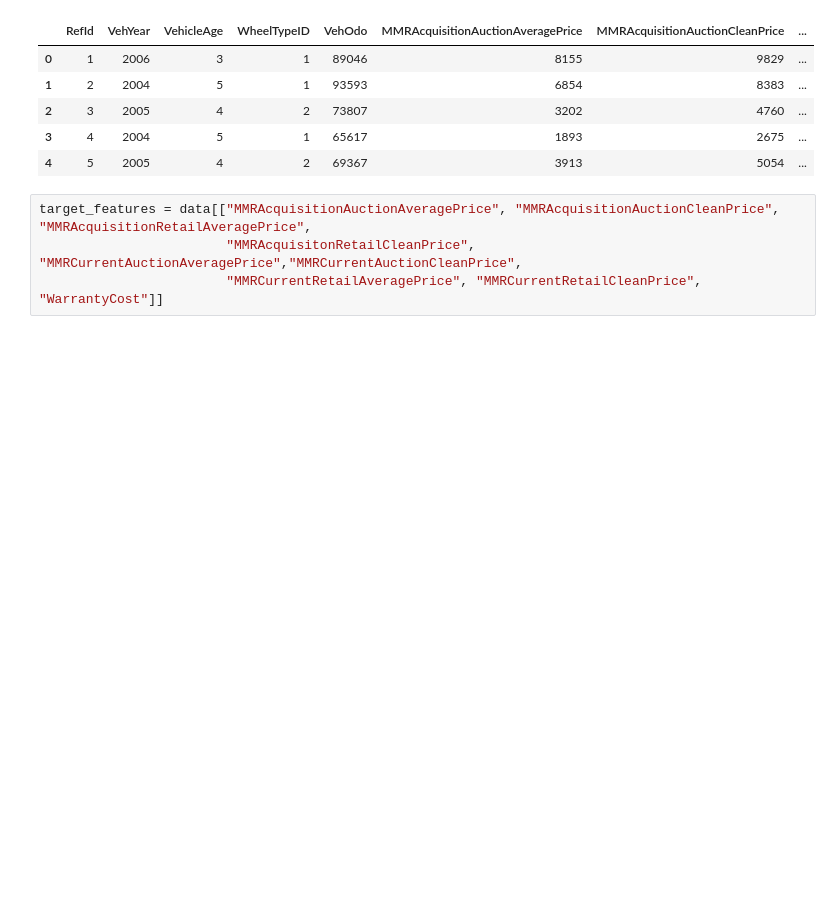
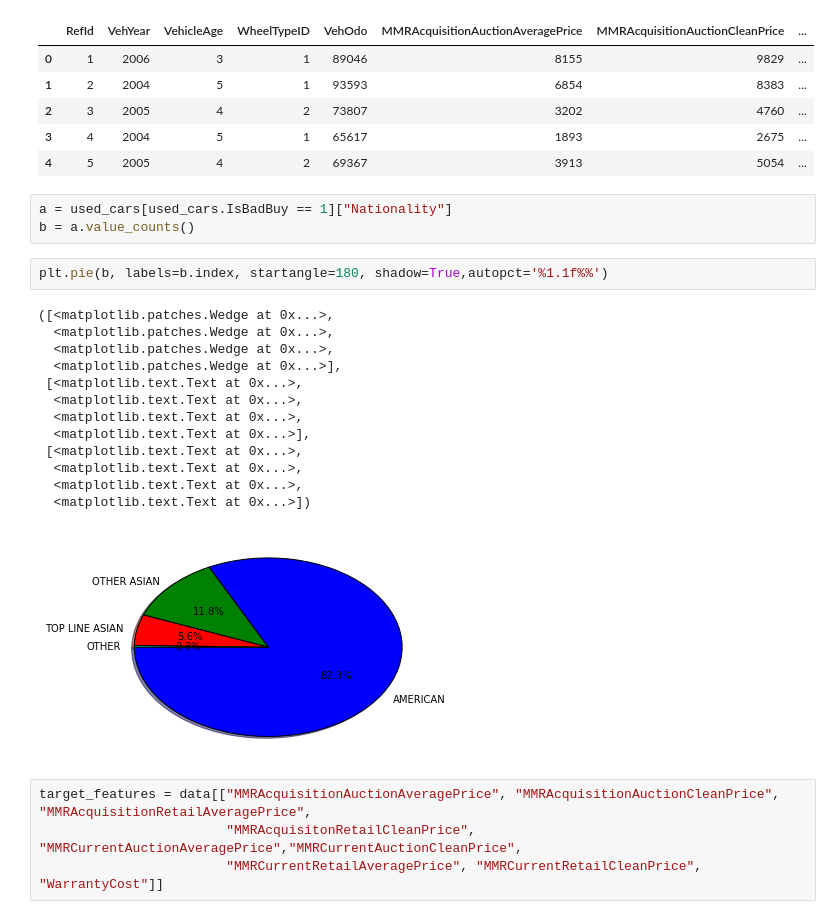
Before and after one commit to krvaibhav/krvaibhav.github.io, a Jupyter notebook: Logistic Regression.ipynb, the cells around one changed output. Drawn from its saved outputs; the diff is of its cells as text; blank space fills up the shorter version.

```diff
--- a/Logistic Regression.ipynb
+++ b/Logistic Regression.ipynb
@@ -32,6 +32,25 @@ data[data.columns[data.dtypes !='object']].head()
 | 2 | 3 | 2005 | 4 | 2 | 73807 | 3202 | 4760 | ... |
 | 3 | 4 | 2004 | 5 | 1 | 65617 | 1893 | 2675 | ... |
 | 4 | 5 | 2005 | 4 | 2 | 69367 | 3913 | 5054 | ... |
+# %%
+a = used_cars[used_cars.IsBadBuy == 1]["Nationality"]
+b = a.value_counts()
+# %%
+plt.pie(b, labels=b.index, startangle=180, shadow=True,autopct='%1.1f%%')
+# %% [output]
+([<matplotlib.patches.Wedge at 0x...>,
+  <matplotlib.patches.Wedge at 0x...>,
+  <matplotlib.patches.Wedge at 0x...>,
+  <matplotlib.patches.Wedge at 0x...>],
+ [<matplotlib.text.Text at 0x...>,
+  <matplotlib.text.Text at 0x...>,
+  <matplotlib.text.Text at 0x...>,
+  <matplotlib.text.Text at 0x...>],
+ [<matplotlib.text.Text at 0x...>,
+  <matplotlib.text.Text at 0x...>,
+  <matplotlib.text.Text at 0x...>,
+  <matplotlib.text.Text at 0x...>])
+[figure, added]
 # %%
 target_features = data[["MMRAcquisitionAuctionAveragePrice", "MMRAcquisitionAuctionCleanPrice", "MMRAcquisitionRetailAveragePrice",
                         "MMRAcquisitonRetailCleanPrice", "MMRCurrentAuctionAveragePrice","MMRCurrentAuctionCleanPrice",
```
Also changed, not shown: parts of 34 cells of this notebook.
